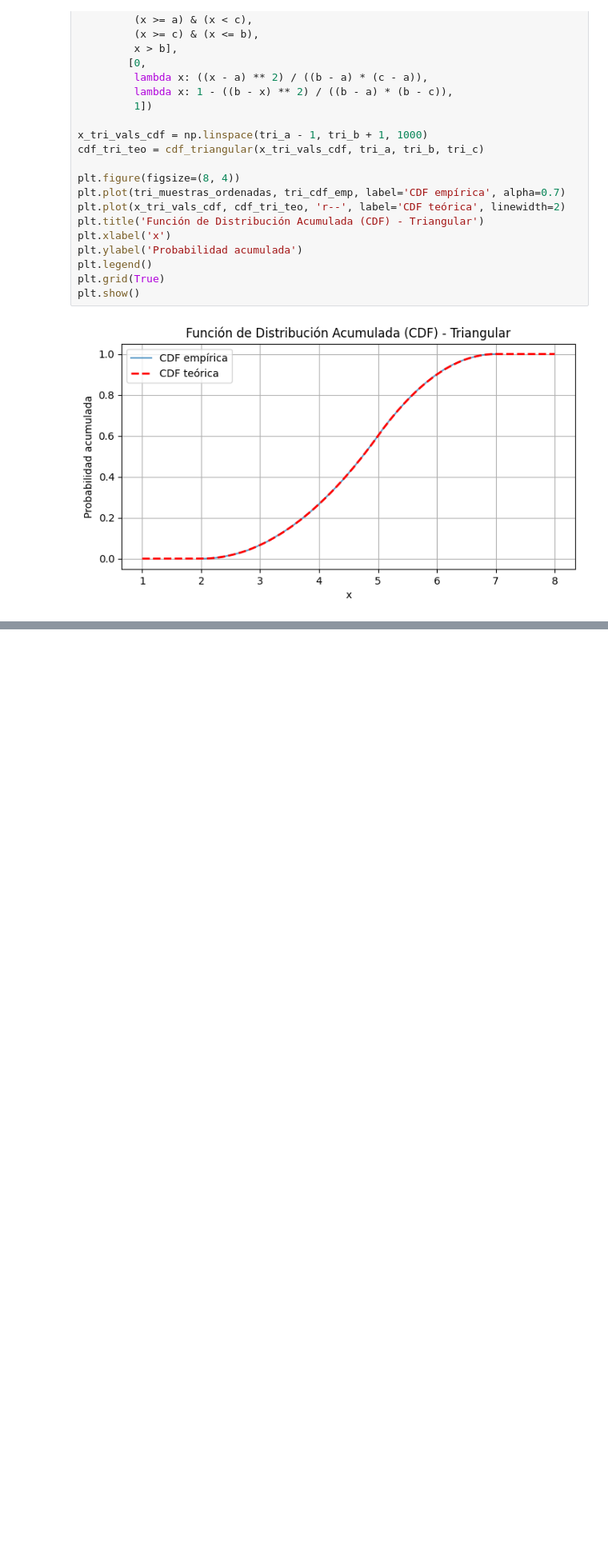
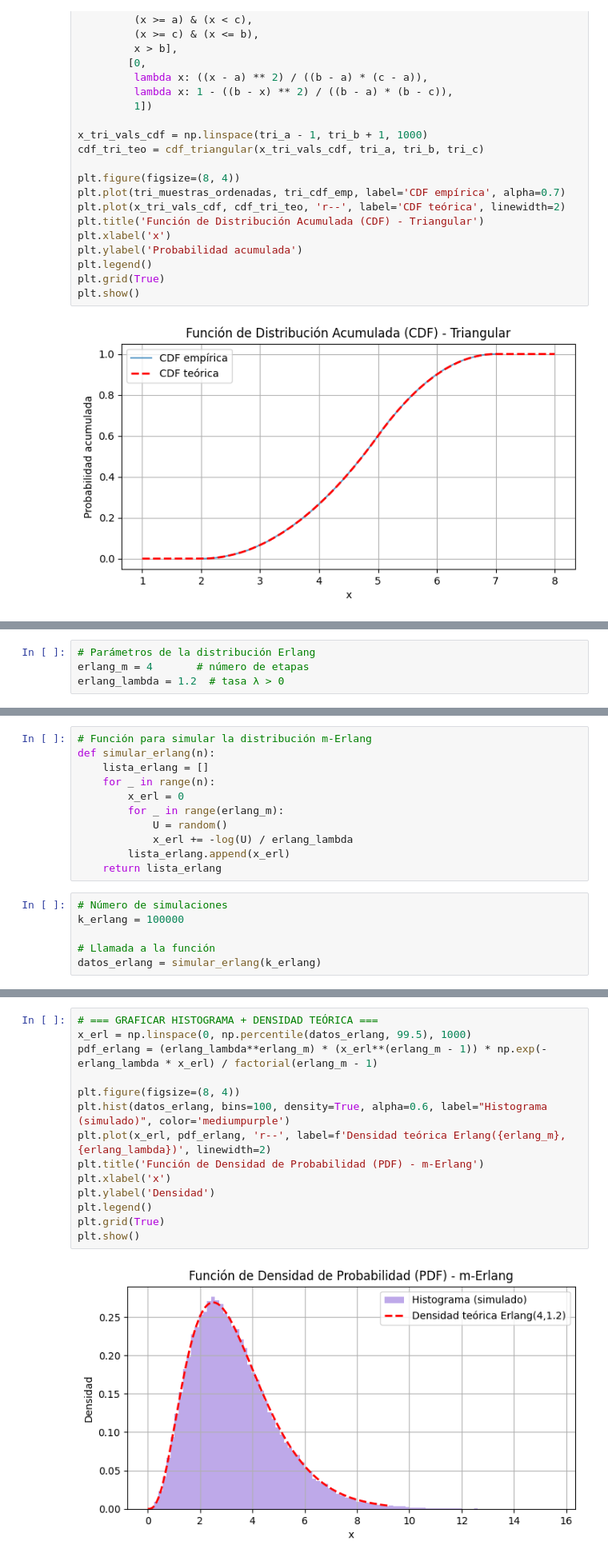
Before and after one commit to TonySC1300/Simulacion1, a Jupyter notebook: Catalogo.ipynb, the cells around one changed output, grey strips where cells are left out. Shown at 80% size. Saved outputs shown, nothing was run; the diff lists cells and outputs as text; blank space fills up the shorter version.

```diff
--- a/Catalogo.ipynb
+++ b/Catalogo.ipynb
@@ -371,0 +529,4 @@ Procedimiento:
+# %%
+# Parámetros de la distribución Erlang
+erlang_m = 4       # número de etapas
+erlang_lambda = 1.2  # tasa λ > 0
@@ -371,0 +538,17 @@ Procedimiento:
+# %%
+# Función para simular la distribución m-Erlang
+def simular_erlang(n):
+    lista_erlang = []
+    for _ in range(n):
+        x_erl = 0
+        for _ in range(erlang_m):
+            U = random()
+            x_erl += -log(U) / erlang_lambda
+        lista_erlang.append(x_erl)
+    return lista_erlang
+# %%
+# Número de simulaciones
+k_erlang = 100000
+
+# Llamada a la función
+datos_erlang = simular_erlang(k_erlang)
@@ -371,0 +572,16 @@ Procedimiento:
+# %%
+# === GRAFICAR HISTOGRAMA + DENSIDAD TEÓRICA ===
+x_erl = np.linspace(0, np.percentile(datos_erlang, 99.5), 1000)
+pdf_erlang = (erlang_lambda**erlang_m) * (x_erl**(erlang_m - 1)) * np.exp(-erlang_lambda * x_erl) / factorial(erlang_m - 1)
+
+plt.figure(figsize=(8, 4))
+plt.hist(datos_erlang, bins=100, density=True, alpha=0.6, label="Histograma (simulado)", color='mediumpurple')
+plt.plot(x_erl, pdf_erlang, 'r--', label=f'Densidad teórica Erlang({erlang_m},{erlang_lambda})', linewidth=2)
+plt.title('Función de Densidad de Probabilidad (PDF) - m-Erlang')
+plt.xlabel('x')
+plt.ylabel('Densidad')
+plt.legend()
+plt.grid(True)
+plt.show()
+# %% [output]
+[figure, added]
```
Also changed, not shown: parts of 17 cells of this notebook.
